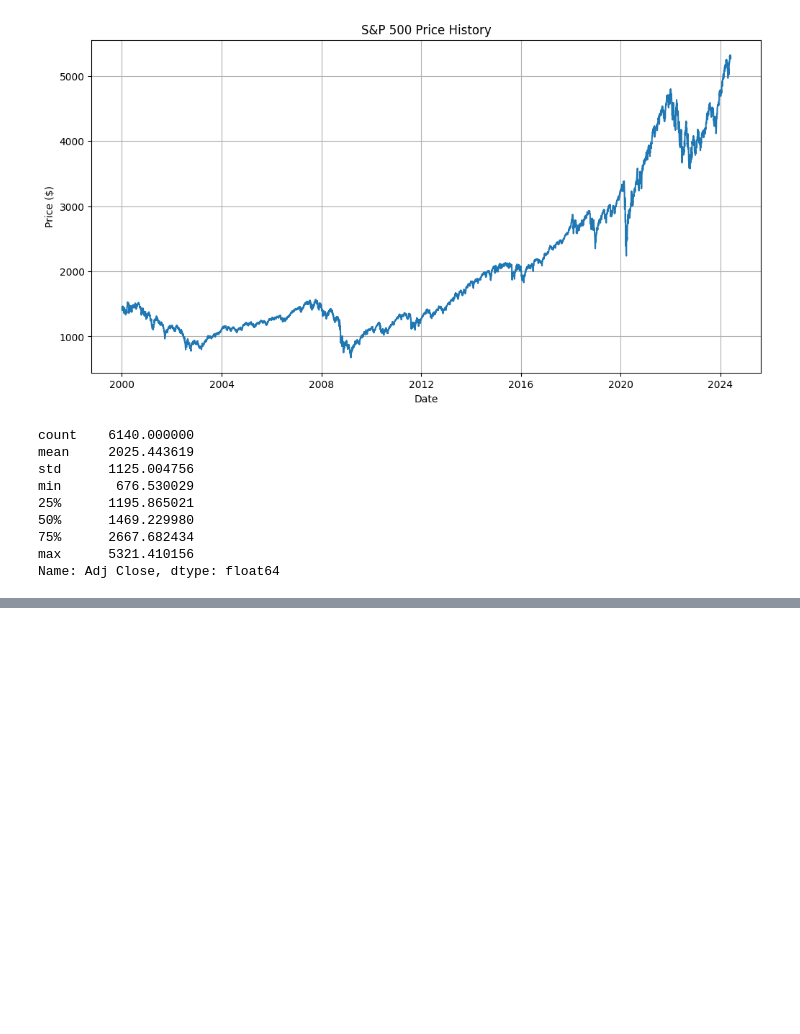
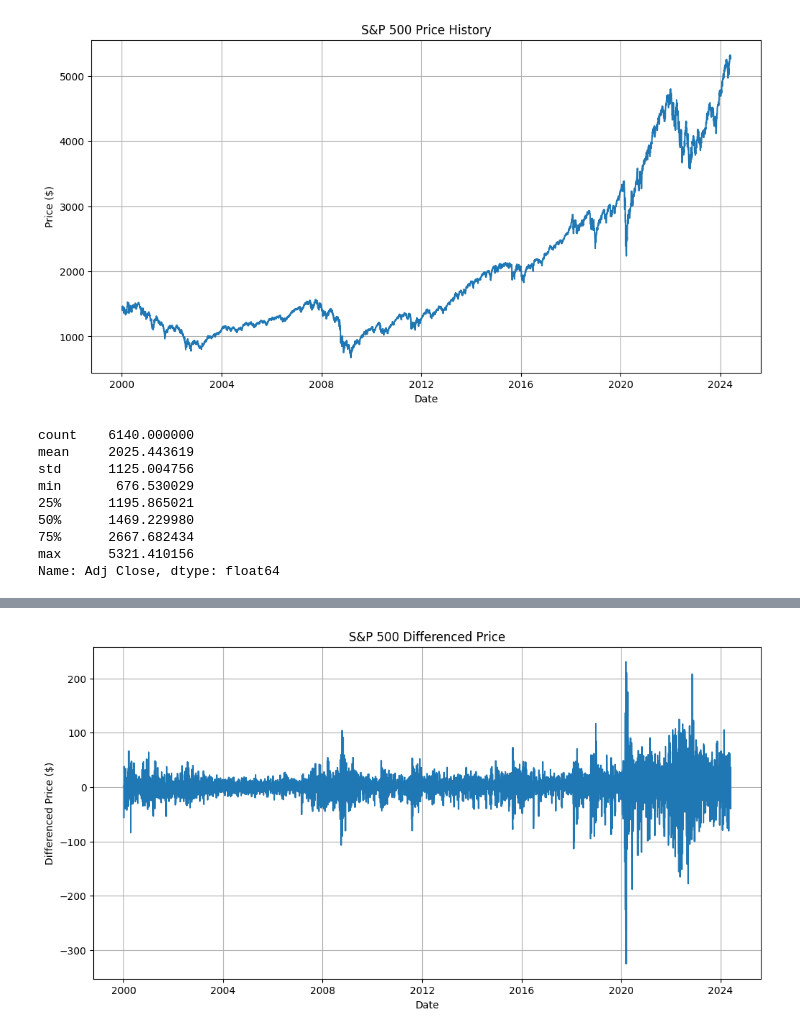
Before and after one commit to yangsu01/funance_blog, a Jupyter notebook: src/notebooks/exploratory-analysis.ipynb, the cells around one changed output, grey strips where cells are left out. Cells and saved outputs as stored; diff of their text form; code cells hidden in the pictures; blank space fills up the shorter version.

```diff
--- a/src/notebooks/exploratory-analysis.ipynb
+++ b/src/notebooks/exploratory-analysis.ipynb
@@ -69,0 +123,14 @@ plt.show()
+# %%
+# differenced data
+diff_data = data['Adj Close'].diff().dropna()
+# %%
+# basic plot
+plt.figure(figsize=(12, 6))
+plt.plot(diff_data)
+plt.title('S&P 500 Differenced Price')
+plt.xlabel('Date')
+plt.ylabel('Differenced Price ($)')
+plt.grid()
+plt.show()
+# %% [output]
+[figure, added]
```
Also changed, not shown: parts of 11 cells of this notebook.
